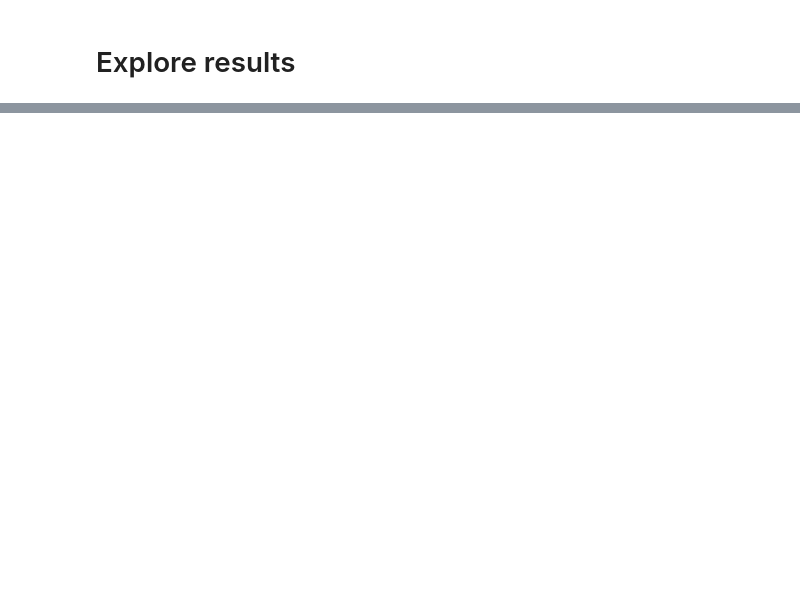
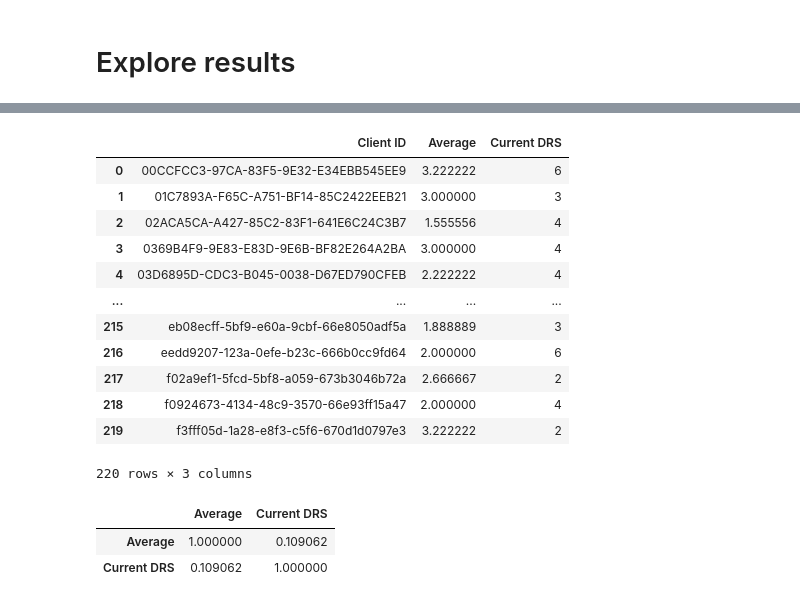
Before and after one commit to roughhawkbit/digi-inno-road-prod, a Jupyter notebook: analysis/Analyse_BART_zero_shot_results.ipynb, the cells around one changed output, grey strips where cells are left out. Cells and saved outputs as stored; diff of their text form; code cells hidden in the pictures; blank space fills up the shorter version.

```diff
--- a/analysis/Analyse_BART_zero_shot_results.ipynb
+++ b/analysis/Analyse_BART_zero_shot_results.ipynb
@@ -63,18 +113,38 @@ all_results_df[['Question']+bart_output_cols].groupby('Question').mean()
 # %%
-client_weighted_average = all_results_df.groupby('Client ID')[['Client ID', 'Prediction', 'Confidence']].apply(
-    lambda x: numpy.average(x['Prediction'], weights=x['Confidence'])
+client_average = all_results_df[kept_questions_mask].groupby('Client ID')[['Client ID', 'Prediction', 'Confidence']].apply(
+    lambda x: numpy.average(x['Prediction']) #, weights=x['Confidence'])
   )
 
-per_client_results = client_weighted_average.to_frame().reset_index()
-per_client_results.columns = ['Client ID', 'Weighted Average']
+per_client_results = client_average.to_frame().reset_index()
+per_client_results.columns = ['Client ID', 'Average']
 per_client_results = pandas.merge(
     per_client_results,
     all_results_df[['Client ID', 'Current DRS']].drop_duplicates(),
     on="Client ID",
     how="left"
   )
 
 per_client_results
+# %% [output]
+|  | Client ID | Average | Current DRS |
+| 0 | 00CCFCC3-97CA-83F5-9E32-E34EBB545EE9 | 3.222222 | 6 |
+| 1 | 01C7893A-F65C-A751-BF14-85C2422EEB21 | 3.000000 | 3 |
+| 2 | 02ACA5CA-A427-85C2-83F1-641E6C24C3B7 | 1.555556 | 4 |
+| 3 | 0369B4F9-9E83-E83D-9E6B-BF82E264A2BA | 3.000000 | 4 |
+| 4 | 03D6895D-CDC3-B045-0038-D67ED790CFEB | 2.222222 | 4 |
+| ... | ... | ... | ... |
+| 215 | eb08ecff-5bf9-e60a-9cbf-66e8050adf5a | 1.888889 | 3 |
+| 216 | eedd9207-123a-0efe-b23c-666b0cc9fd64 | 2.000000 | 6 |
+| 217 | f02a9ef1-5fcd-5bf8-a059-673b3046b72a | 2.666667 | 2 |
+| 218 | f0924673-4134-48c9-3570-66e93ff15a47 | 2.000000 | 4 |
+| 219 | f3fff05d-1a28-e8f3-c5f6-670d1d0797e3 | 3.222222 | 2 |
+220 rows × 3 columns
+# %%
+per_client_results[['Average',	'Current DRS']].dropna().corr()
+# %% [output]
+|  | Average | Current DRS |
+| Average | 1.000000 | 0.109062 |
+| Current DRS | 0.109062 | 1.000000 |
 # %%
 fig, ax = matplotlib.pyplot.subplots(figsize=(6,6))
 ax.hist(client_weighted_average.to_numpy())
```
Also changed, not shown: parts of 7 cells of this notebook.
